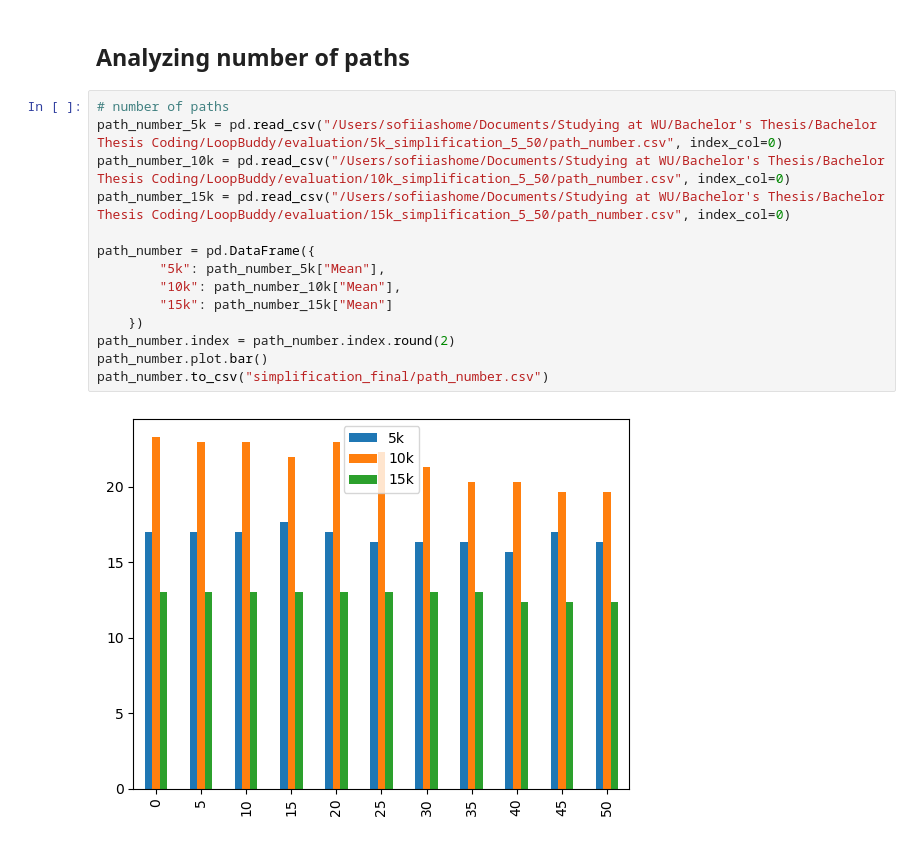
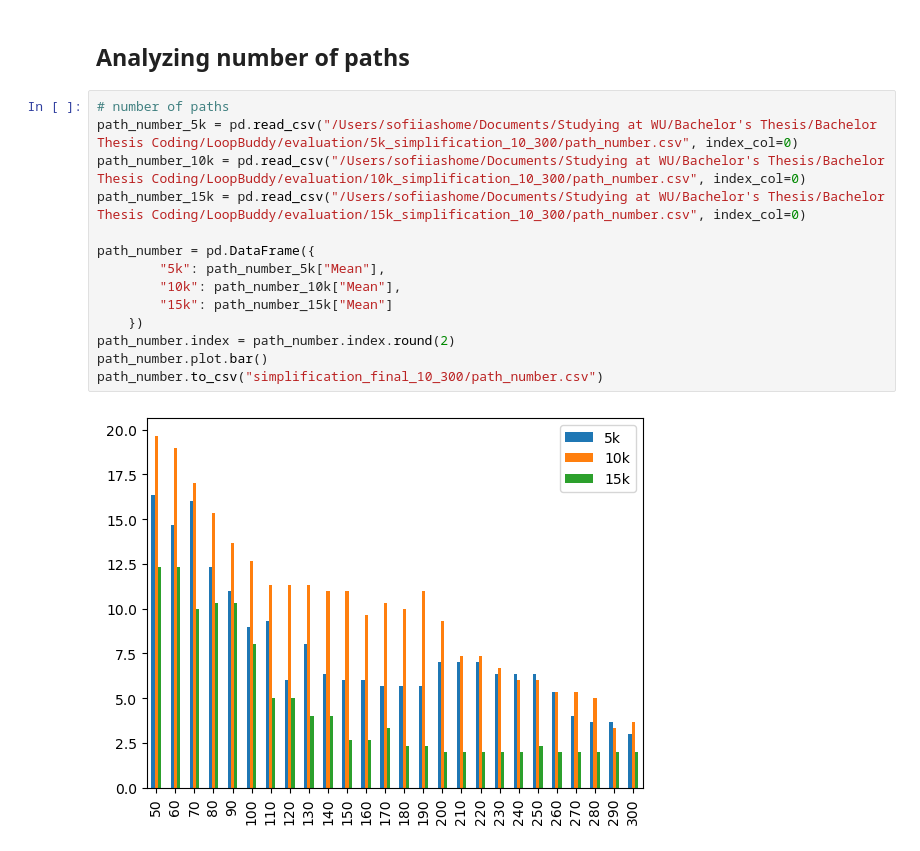
Before and after one commit to Selbonyka/LoopBuddy, a Jupyter notebook: evaluation/simplification_visualization.ipynb, the cells around one changed output. Cells and saved outputs as stored; diff of their text form.

```diff
--- a/evaluation/simplification_visualization.ipynb
+++ b/evaluation/simplification_visualization.ipynb
@@ -6,19 +6,19 @@ import pandas as pd
 ## Analyzing number of paths
 # %%
 # number of paths
-path_number_5k = pd.read_csv("/Users/sofiiashome/Documents/Studying at WU/Bachelor's Thesis/Bachelor Thesis Coding/LoopBuddy/evaluation/5k_simplification_5_50/path_number.csv", index_col=0)
-path_number_10k = pd.read_csv("/Users/sofiiashome/Documents/Studying at WU/Bachelor's Thesis/Bachelor Thesis Coding/LoopBuddy/evaluation/10k_simplification_5_50/path_number.csv", index_col=0)
-path_number_15k = pd.read_csv("/Users/sofiiashome/Documents/Studying at WU/Bachelor's Thesis/Bachelor Thesis Coding/LoopBuddy/evaluation/15k_simplification_5_50/path_number.csv", index_col=0)
+path_number_5k = pd.read_csv("/Users/sofiiashome/Documents/Studying at WU/Bachelor's Thesis/Bachelor Thesis Coding/LoopBuddy/evaluation/5k_simplification_10_300/path_number.csv", index_col=0)
+path_number_10k = pd.read_csv("/Users/sofiiashome/Documents/Studying at WU/Bachelor's Thesis/Bachelor Thesis Coding/LoopBuddy/evaluation/10k_simplification_10_300/path_number.csv", index_col=0)
+path_number_15k = pd.read_csv("/Users/sofiiashome/Documents/Studying at WU/Bachelor's Thesis/Bachelor Thesis Coding/LoopBuddy/evaluation/15k_simplification_10_300/path_number.csv", index_col=0)
 
 path_number = pd.DataFrame({
         "5k": path_number_5k["Mean"],
         "10k": path_number_10k["Mean"],
         "15k": path_number_15k["Mean"]
     })
 path_number.index = path_number.index.round(2)
 path_number.plot.bar()
-path_number.to_csv("simplification_final/path_number.csv")
+path_number.to_csv("simplification_final_10_300/path_number.csv")
 # %% [output]
-[figure, old version]
+[figure, new version]
 # %%
 # time taken
```
Also changed, not shown: parts of 3 cells of this notebook, 23 other files.
